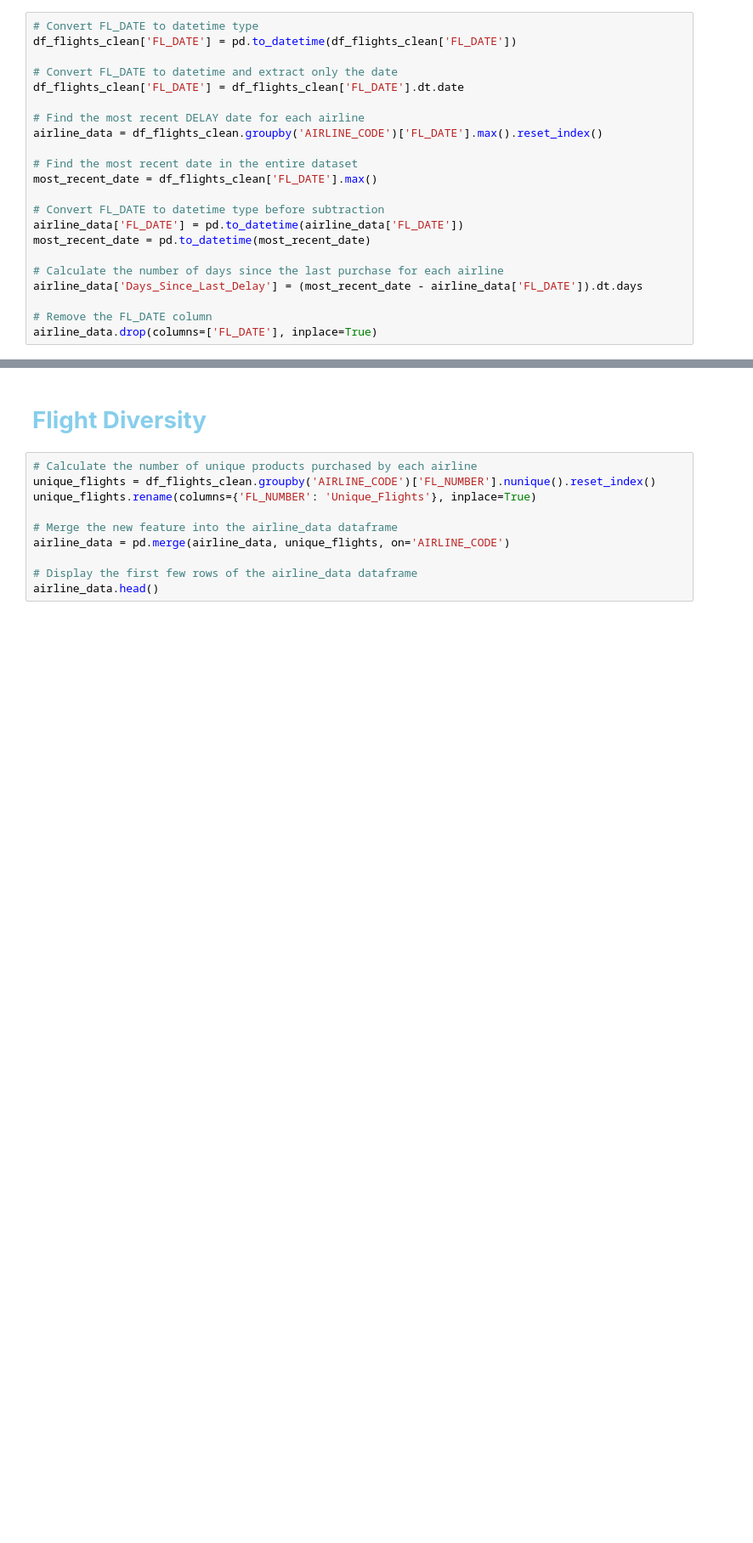
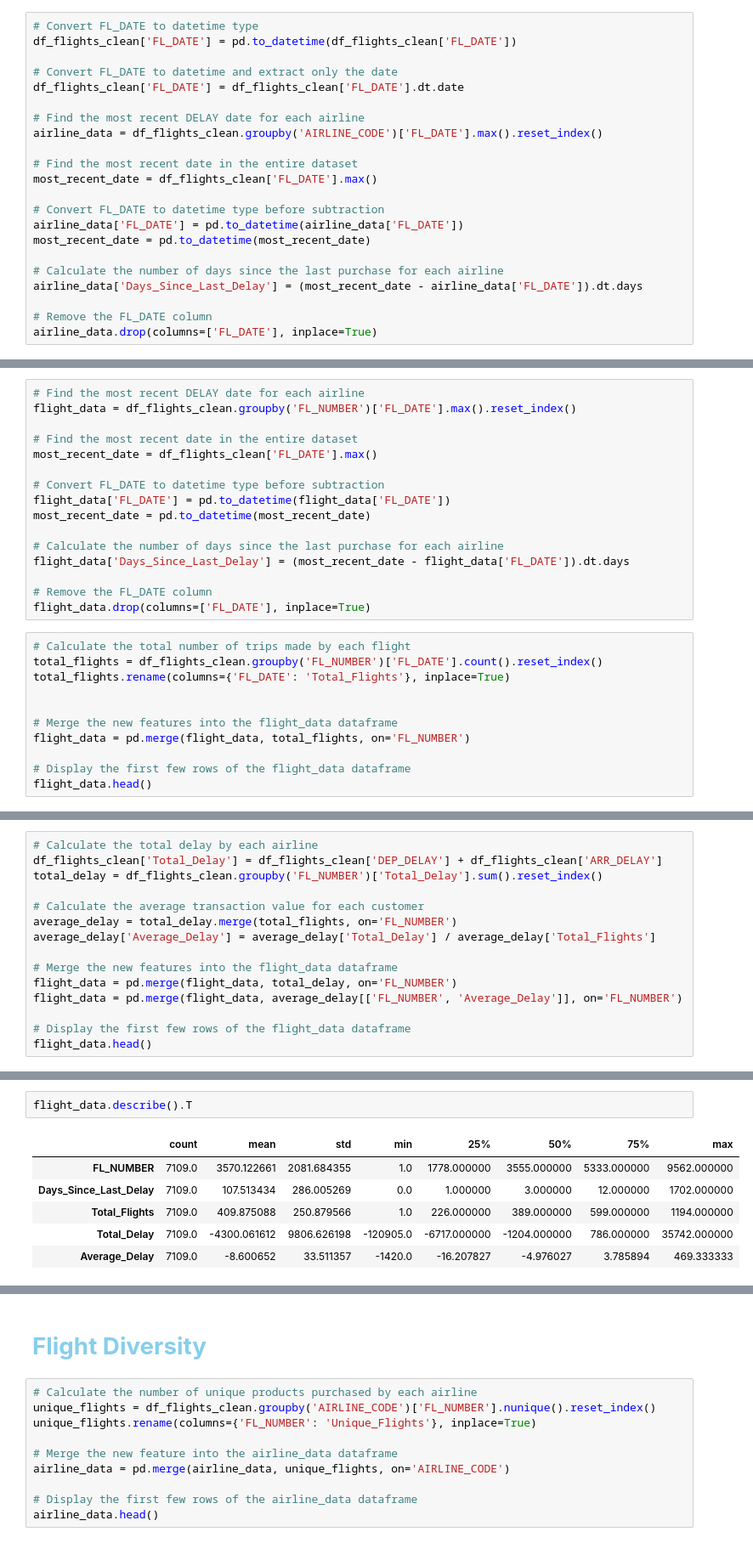
Before and after one commit to BrunoAfonso18/sdw, a Jupyter notebook: flights.ipynb, the cells around one changed output, grey strips where cells are left out. Shown: that part at 85% size. Saved outputs shown, nothing was run; the diff lists cells and outputs as text; blank space fills up the shorter version.

```diff
--- a/flights.ipynb
+++ b/flights.ipynb
@@ -179,0 +293,27 @@ airline_data.head()
+# %%
+# Find the most recent DELAY date for each airline
+flight_data = df_flights_clean.groupby('FL_NUMBER')['FL_DATE'].max().reset_index()
+
+# Find the most recent date in the entire dataset
+most_recent_date = df_flights_clean['FL_DATE'].max()
+
+# Convert FL_DATE to datetime type before subtraction
+flight_data['FL_DATE'] = pd.to_datetime(flight_data['FL_DATE'])
+most_recent_date = pd.to_datetime(most_recent_date)
+
+# Calculate the number of days since the last purchase for each airline
+flight_data['Days_Since_Last_Delay'] = (most_recent_date - flight_data['FL_DATE']).dt.days
+
+# Remove the FL_DATE column
+flight_data.drop(columns=['FL_DATE'], inplace=True)
+# %%
+# Calculate the total number of trips made by each flight
+total_flights = df_flights_clean.groupby('FL_NUMBER')['FL_DATE'].count().reset_index()
+total_flights.rename(columns={'FL_DATE': 'Total_Flights'}, inplace=True)
+
+
+# Merge the new features into the flight_data dataframe
+flight_data = pd.merge(flight_data, total_flights, on='FL_NUMBER')
+
+# Display the first few rows of the flight_data dataframe
+flight_data.head()
@@ -179,0 +327,15 @@ airline_data.head()
+# %%
+# Calculate the total delay by each airline
+df_flights_clean['Total_Delay'] = df_flights_clean['DEP_DELAY'] + df_flights_clean['ARR_DELAY']
+total_delay = df_flights_clean.groupby('FL_NUMBER')['Total_Delay'].sum().reset_index()
+
+# Calculate the average transaction value for each customer
+average_delay = total_delay.merge(total_flights, on='FL_NUMBER')
+average_delay['Average_Delay'] = average_delay['Total_Delay'] / average_delay['Total_Flights']
+
+# Merge the new features into the flight_data dataframe
+flight_data = pd.merge(flight_data, total_delay, on='FL_NUMBER')
+flight_data = pd.merge(flight_data, average_delay[['FL_NUMBER', 'Average_Delay']], on='FL_NUMBER')
+
+# Display the first few rows of the flight_data dataframe
+flight_data.head()
@@ -179,0 +349,9 @@ airline_data.head()
+# %%
+flight_data.describe().T
+# %% [output]
+|  | count | mean | std | min | 25% | 50% | 75% | max |
+| FL_NUMBER | 7109.0 | 3570.122661 | 2081.684355 | 1.0 | 1778.000000 | 3555.000000 | 5333.000000 | 9562.000000 |
+| Days_Since_Last_Delay | 7109.0 | 107.513434 | 286.005269 | 0.0 | 1.000000 | 3.000000 | 12.000000 | 1702.000000 |
+| Total_Flights | 7109.0 | 409.875088 | 250.879566 | 1.0 | 226.000000 | 389.000000 | 599.000000 | 1194.000000 |
+| Total_Delay | 7109.0 | -4300.061612 | 9806.626198 | -120905.0 | -6717.000000 | -1204.000000 | 786.000000 | 35742.000000 |
+| Average_Delay | 7109.0 | -8.600652 | 33.511357 | -1420.0 | -16.207827 | -4.976027 | 3.785894 | 469.333333 |
```
Also changed, not shown: parts of 25 cells of this notebook.
